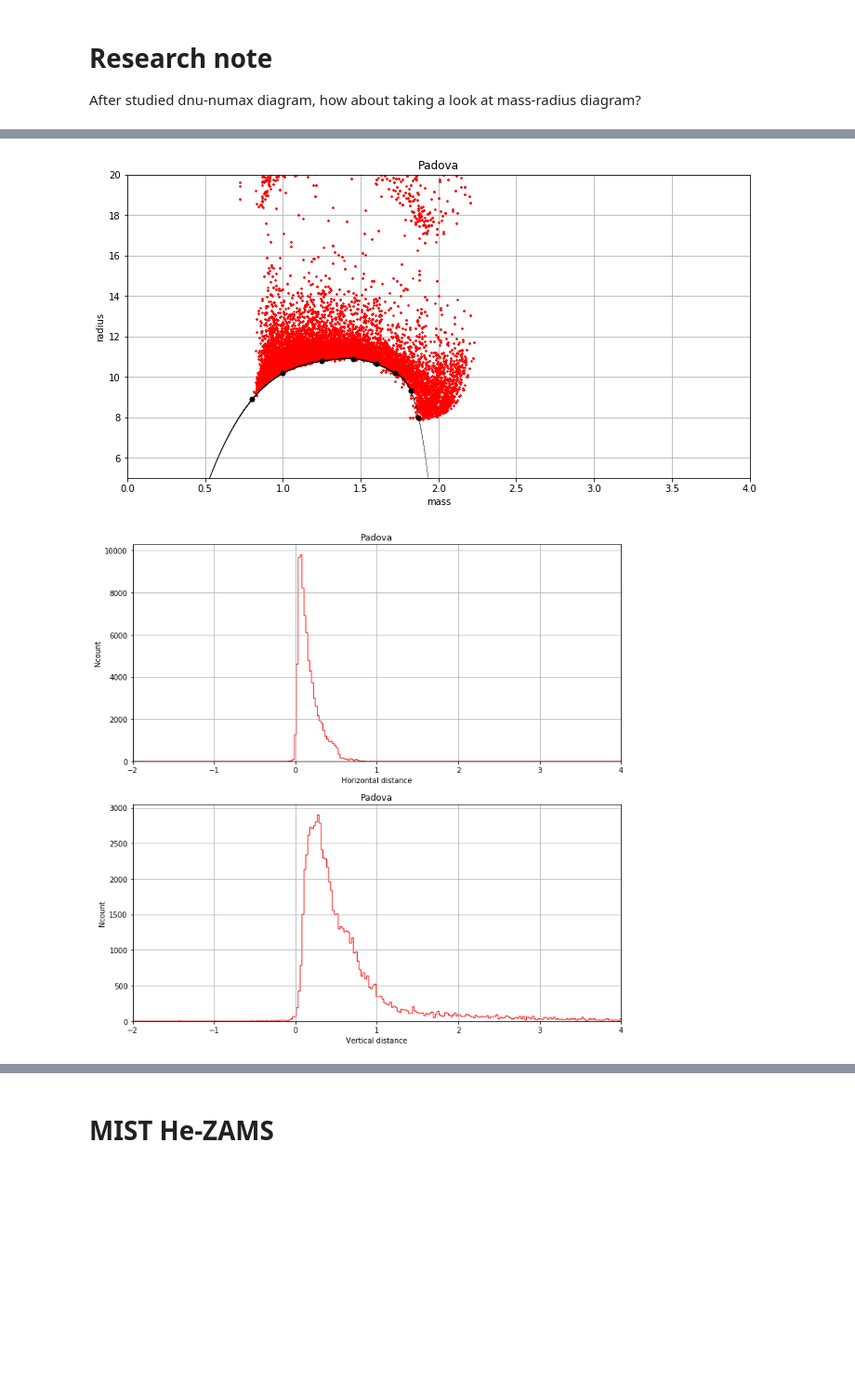
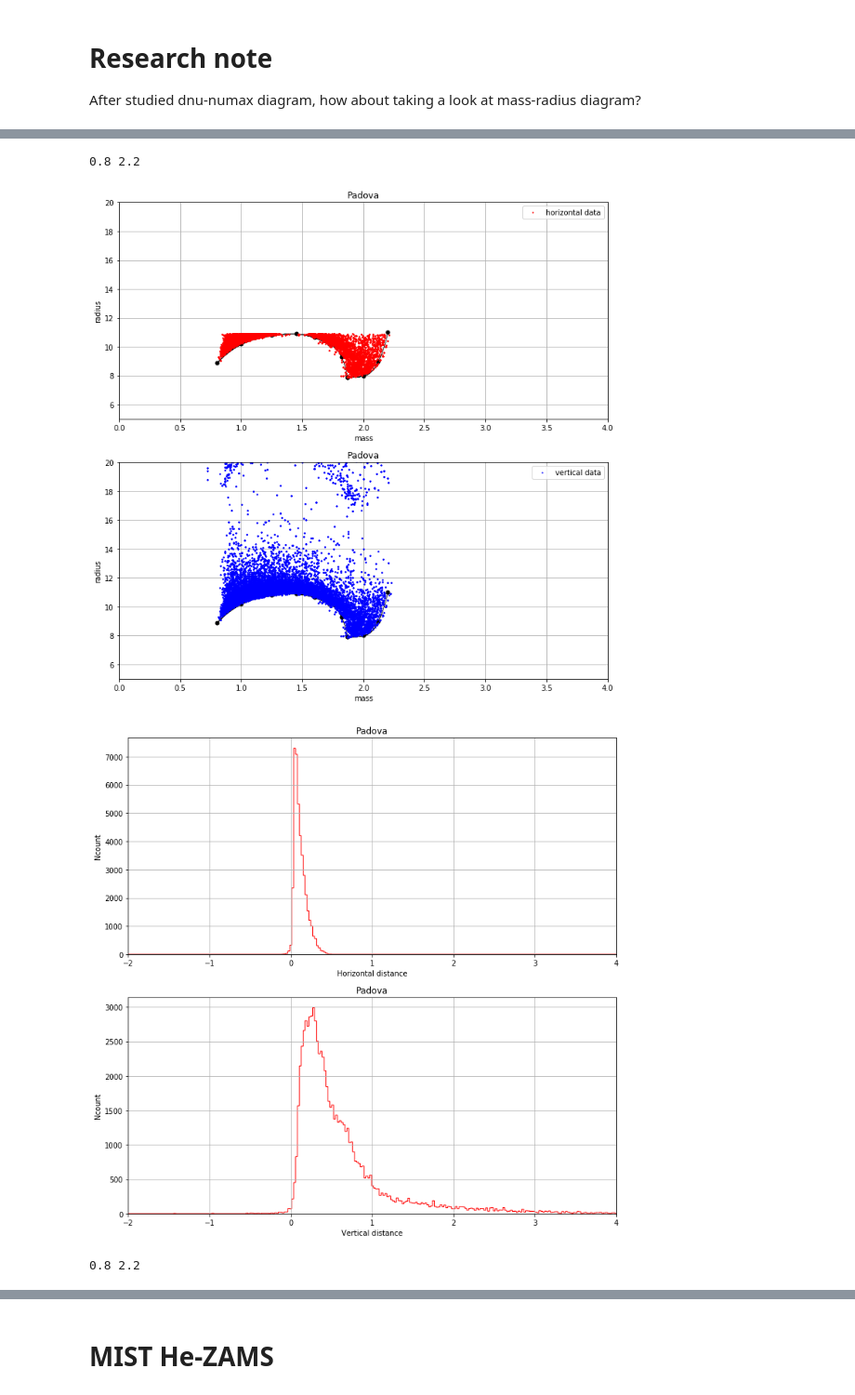
Before and after one commit to parallelpro/nike, a Jupyter notebook: lib/4-mr.ipynb, the cells around one changed output, grey strips where cells are left out. Shown at 93% size. Drawn from its saved outputs; the diff is of its cells as text; code cells hidden in the pictures; blank space fills up the shorter version.

```diff
--- a/lib/4-mr.ipynb
+++ b/lib/4-mr.ipynb
@@ -7,7 +7,6 @@ import numpy as np
 import matplotlib.pyplot as plt
 import os
 import sys
-sys.path.append("/Users/yali4742/Dropbox (Sydney Uni)/Work/nike")
-from lib.histdist import distance_to_edge
-
-rootpath='/Users/yali4742/Dropbox (Sydney Uni)/Work/nike/'
+rootpath='/Users/yaguang/Dropbox (Sydney Uni)/Work/nike/'#'/Users/yali4742/Dropbox (Sydney Uni)/Work/nike/'
+sys.path.append(rootpath)
+# from lib.histdist import distance_to_edge
@@ -27,0 +13,9 @@ mpdv_nc, rpdv_nc = tnu_samples_pdv[:,3], tnu_samples_pdv[:,4]
+# %%
+# these are the corrected mass and radius
+samples = np.load(rootpath+"sample/obs/yu18.npy",allow_pickle=True).tolist()
+mobs, robs = samples["mass"], samples["radius"]
+mobs_nc, robs_nc = samples["mass_nc"], samples["radius_nc"]
+
+samples = np.load(rootpath+"sample/padova/padova.npy",allow_pickle=True).tolist()
+mpdv, rpdv = samples["mass"], samples["radius"]
+mpdv_nc, rpdv_nc = samples["mass"], samples["radius"]
@@ -125,13 +257,21 @@ edge_analysis(mobs_nc, robs_nc, filepath, points, title)
 # %%
 filepath = rootpath+"sample/padova/"
-points=[(0.8, 8.9), (1.0, 10.2), (1.25, 10.8), (1.45, 10.9), (1.60, 10.65), (1.72, 10.2),  (1.82, 9.3), (1.87, 8.0)]
+points1=[(0.8, 8.9), (1.0, 10.2), (1.25, 10.8), (1.45, 10.9), (1.60, 10.65), (1.72, 10.2),  (1.82, 9.3), (1.87, 7.9)]
+points2=[(1.87, 7.9), (2.0, 8.0), (2.12, 9.0), (2.2, 11)]
+points = [points1, points2]
+tp = (1.87, 7.9)
 title = "Padova"
-edge_analysis(mpdv, rpdv, filepath, points, title)
+edge_analysis(mpdv, rpdv, filepath, points, tp, title)
 
 filepath = rootpath+"sample/padova_nc/"
-points=[(0.8, 8.9), (1.0, 10.2), (1.25, 10.8), (1.45, 10.9), (1.60, 10.65), (1.72, 10.2),  (1.82, 9.3), (1.87, 8.0)]
+points1=[(0.8, 8.9), (1.0, 10.2), (1.25, 10.8), (1.45, 10.9), (1.60, 10.65), (1.72, 10.2),  (1.82, 9.3), (1.87, 7.9)]
+points2=[(1.87, 7.9), (2.0, 8.0), (2.12, 9.0), (2.2, 11)]
+points = [points1, points2]
+tp = (1.87, 7.9)
 title = "Padova not corrected"
-edge_analysis(mpdv_nc, rpdv_nc, filepath, points, title)
+edge_analysis(mpdv_nc, rpdv_nc, filepath, points, tp, title)
 # %% [output]
+0.8 2.2
-[figure, old version]
+[figure, new version]
-[figure, old version]
+[figure, new version]
+0.8 2.2
```
Also changed, not shown: parts of 5 cells of this notebook, 2 other files.
